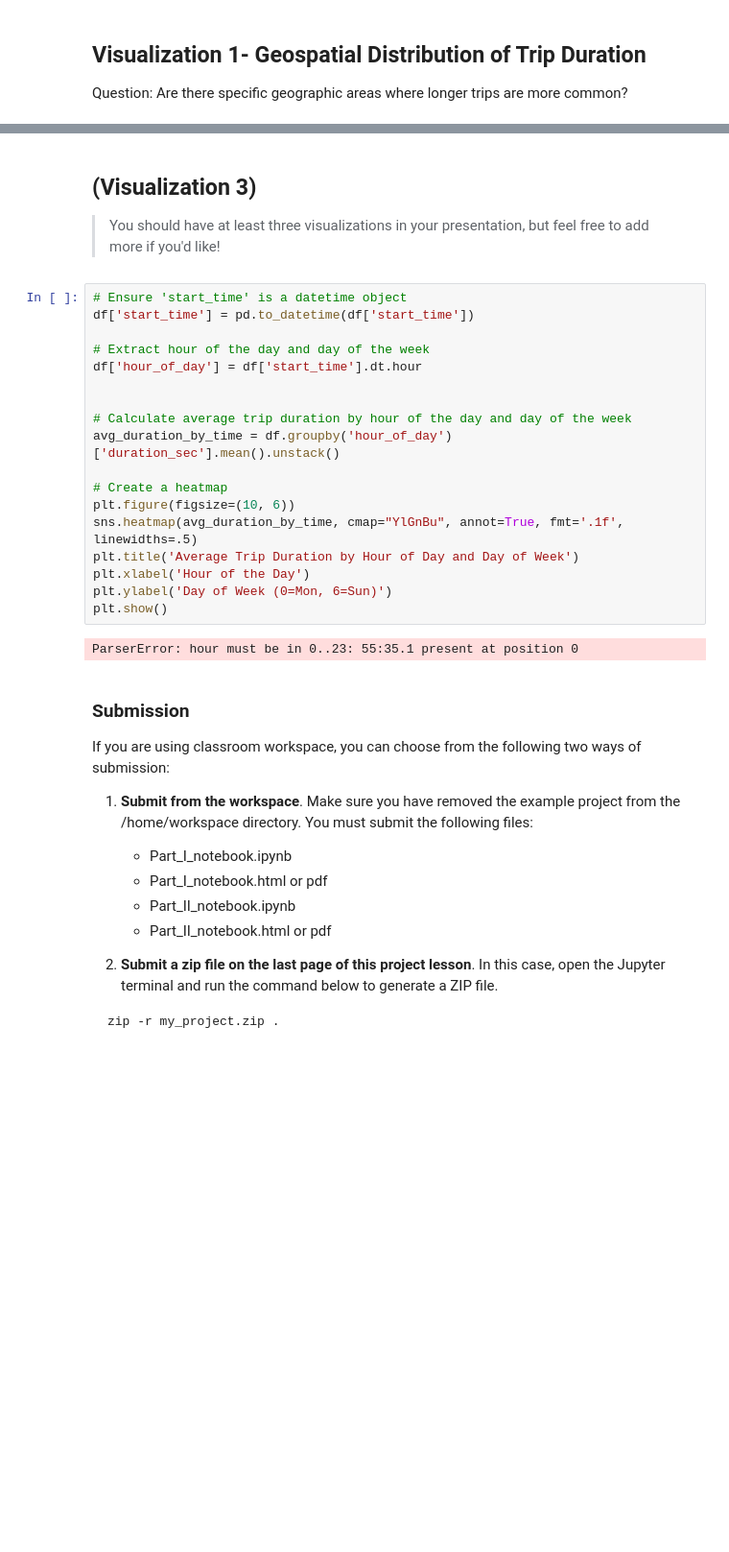
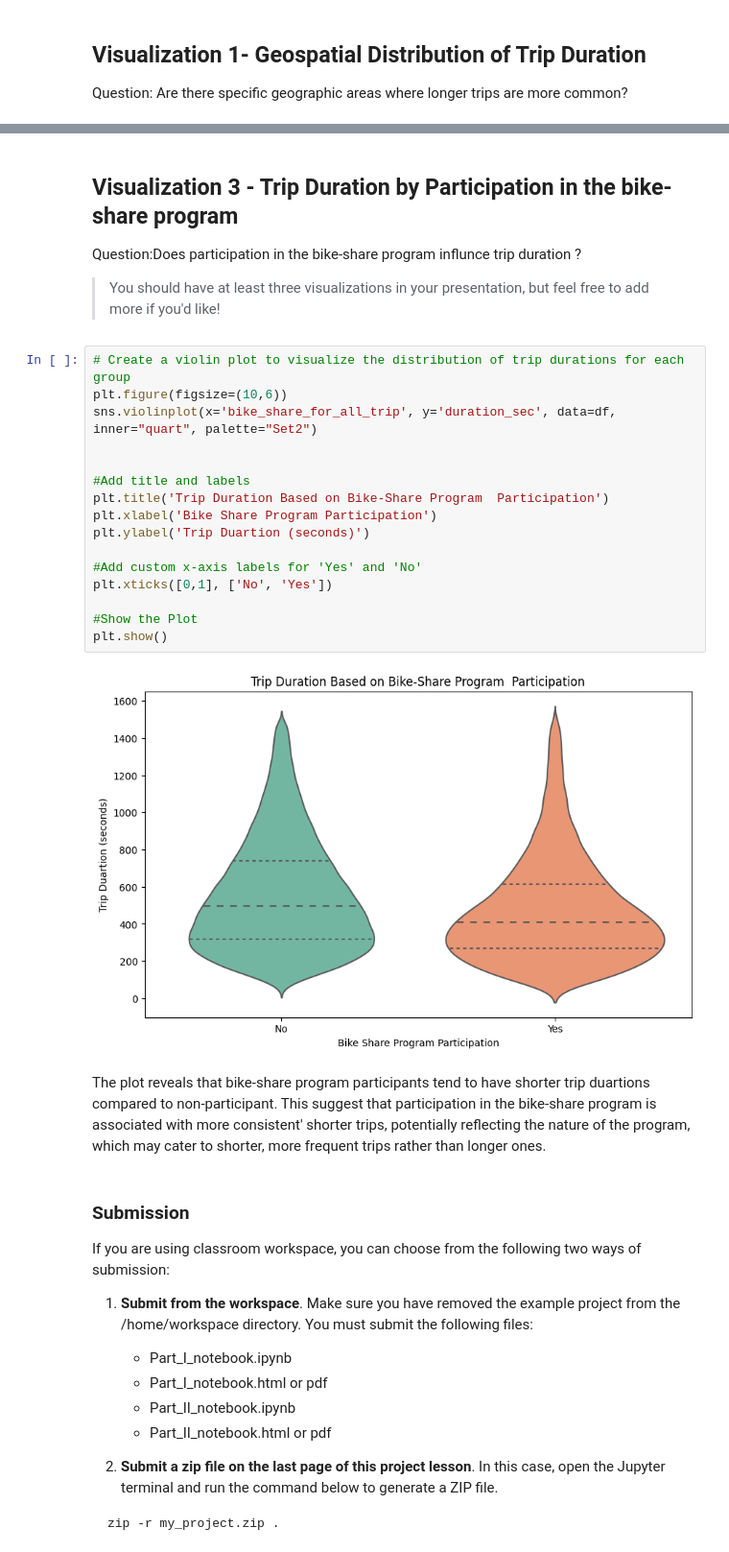
Before and after one commit to naamabenita/part-2, a Jupyter notebook: Part_II_explanatory_template.ipynb, the cells around one changed output, grey strips where cells are left out. Shown at 96% size. Cells and saved outputs as stored; diff of their text form; blank space fills up the shorter version.

```diff
--- a/Part_II_explanatory_template.ipynb
+++ b/Part_II_explanatory_template.ipynb
@@ -232,27 +248,29 @@ plt.show()
 # %% [markdown]
-## (Visualization 3)
+## Visualization 3 - Trip Duration by Participation in the bike-share program
+Question:Does participation in the bike-share program influnce trip duration ?
 
 > You should have at least three visualizations in your presentation, but feel free to add more if you'd like!
-# %%
-# Ensure 'start_time' is a datetime object
-df['start_time'] = pd.to_datetime(df['start_time'])
-
-# Extract hour of the day and day of the week
-df['hour_of_day'] = df['start_time'].dt.hour
-
-
-# Calculate average trip duration by hour of the day and day of the week
-avg_duration_by_time = df.groupby('hour_of_day')['duration_sec'].mean().unstack()
-
-# Create a heatmap
-plt.figure(figsize=(10, 6))
-sns.heatmap(avg_duration_by_time, cmap="YlGnBu", annot=True, fmt='.1f', linewidths=.5)
-plt.title('Average Trip Duration by Hour of Day and Day of Week')
-plt.xlabel('Hour of the Day')
-plt.ylabel('Day of Week (0=Mon, 6=Sun)')
-plt.show()
-# %% [output]
-ParserError: hour must be in 0..23: 55:35.1 present at position 0
+# %%
+# Create a violin plot to visualize the distribution of trip durations for each group
+plt.figure(figsize=(10,6))
+sns.violinplot(x='bike_share_for_all_trip', y='duration_sec', data=df, inner="quart", palette="Set2")
+
+
+#Add title and labels
+plt.title('Trip Duration Based on Bike-Share Program  Participation')
+plt.xlabel('Bike Share Program Participation')
+plt.ylabel('Trip Duartion (seconds)')
+
+#Add custom x-axis labels for 'Yes' and 'No'
+plt.xticks([0,1], ['No', 'Yes'])
+
+#Show the Plot
+plt.show()
+# %% [output]
+[figure, added]
+# %% [markdown]
+The plot reveals that bike-share program participants tend to have shorter trip duartions compared to non-participant.
+This suggest that participation in the bike-share program is associated with more consistent' shorter trips, potentially reflecting the nature of the program, which may cater to shorter, more frequent trips rather than longer ones.
 # %% [markdown]
 ### Submission
 If you are using classroom workspace, you can choose from the following two ways of submission:
```
Also changed, not shown: parts of 9 cells of this notebook.
